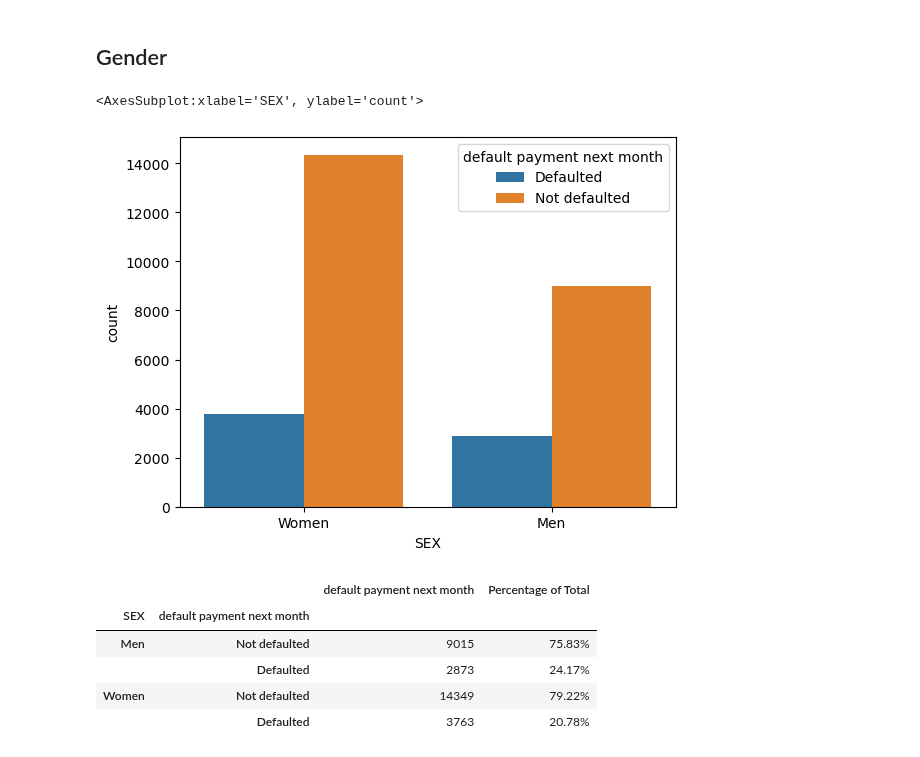
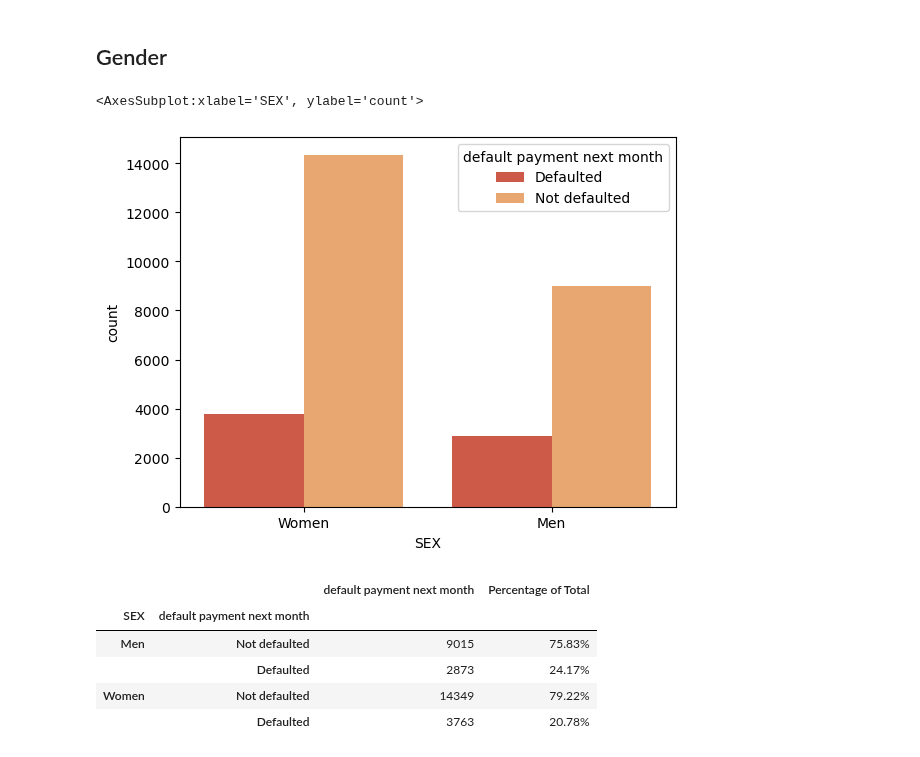
Before and after one commit to JivitteshS/Projects, a Jupyter notebook: Credit Card default Classification/Credit Default Classification - Project.ipynb, the cells around one changed output. Cells and saved outputs as stored; diff of their text form; code cells hidden in the pictures.

```diff
--- a/Credit Card default Classification/Credit Default Classification - Project.ipynb
+++ b/Credit Card default Classification/Credit Default Classification - Project.ipynb
@@ -462,10 +466,12 @@ There is no relation with default and limit balance as the people who default ar
 # %% [markdown]
 ## Gender
 # %%
- sns.countplot(x = df_eda["SEX"], hue = 'default payment next month', data = df_eda)
+palette = sns.color_palette("RdYlBu")
+
+sns.countplot(x = df_eda["SEX"], hue = 'default payment next month', data = df_eda, palette=palette)
 # %% [output]
 <AxesSubplot:xlabel='SEX', ylabel='count'>
-[figure, old version]
+[figure, new version]
 # %%
 df_eda['default payment next month'].replace({0:"Not defaulted",1:"Defaulted"},inplace=True)
 
```
Also changed, not shown: parts of 82 cells of this notebook.
